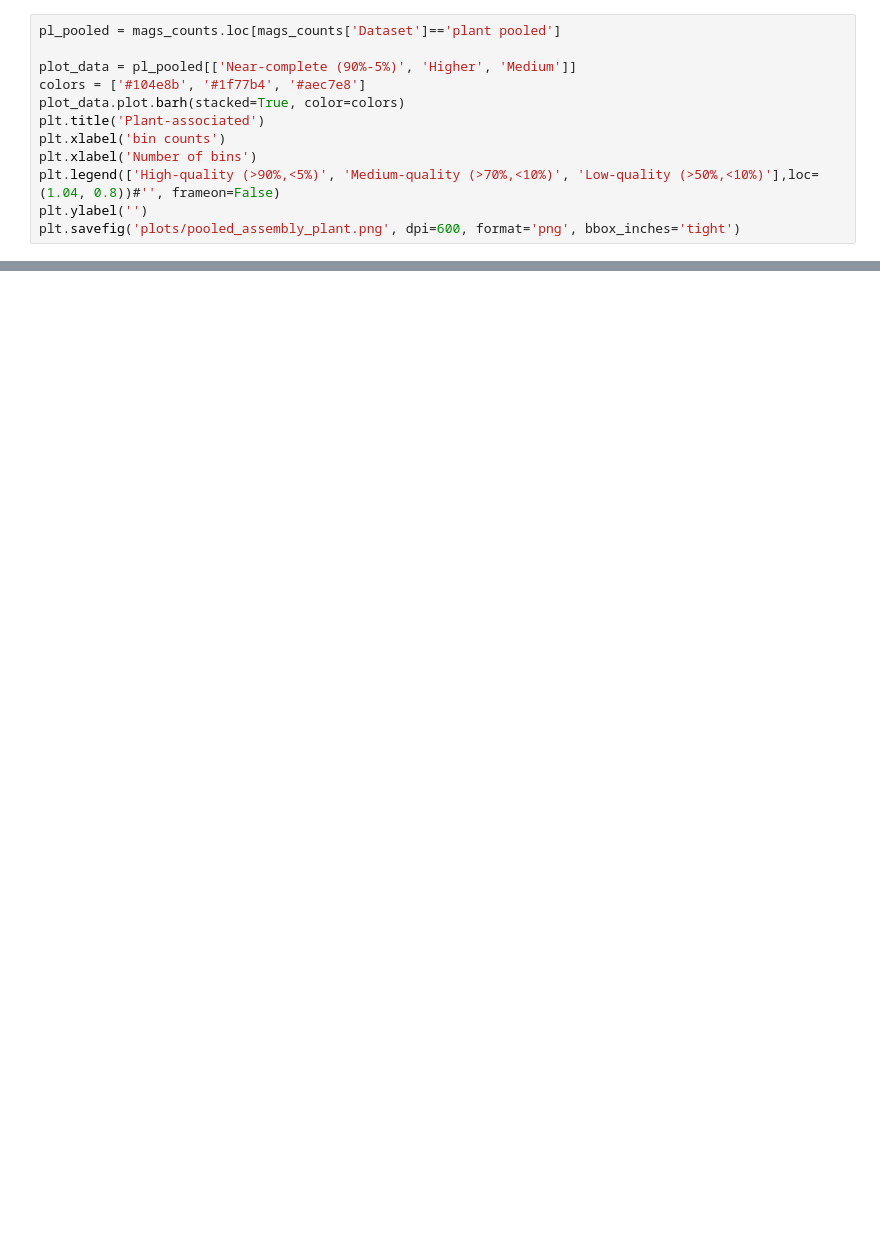
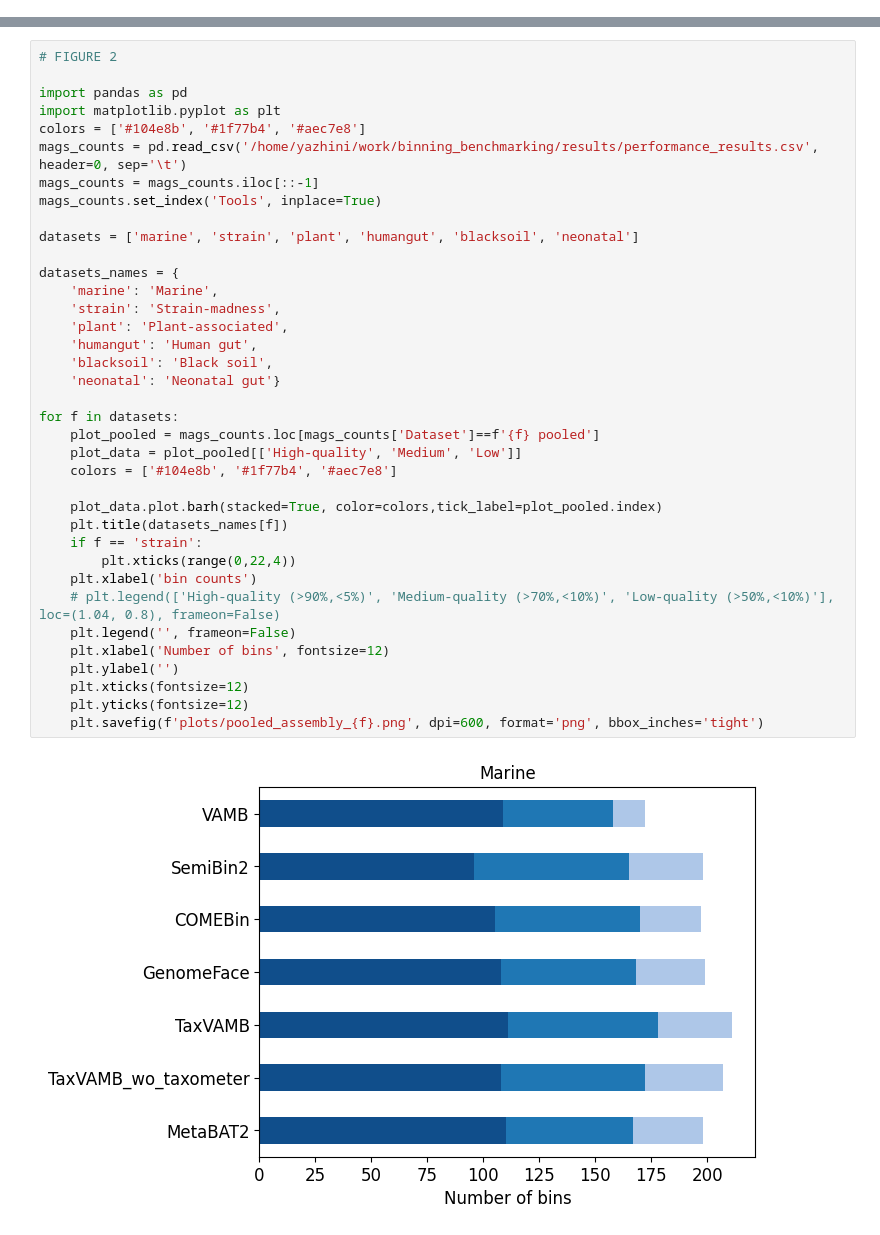
Before and after one commit to soedinglab/binning_benchmarking, a Jupyter notebook: plots.ipynb, the cells around one changed output, grey strips where cells are left out. Drawn from its saved outputs; the diff is of its cells as text; blank space fills up the shorter version.

```diff
--- a/plots.ipynb
+++ b/plots.ipynb
@@ -46,12 +0,0 @@ plt.savefig('plots/pooled_assembly_strain.png', dpi=600, format='png', bbox_inch
-# %%
-pl_pooled = mags_counts.loc[mags_counts['Dataset']=='plant pooled']
-
-plot_data = pl_pooled[['Near-complete (90%-5%)', 'Higher', 'Medium']]
-colors = ['#104e8b', '#1f77b4', '#aec7e8']
-plot_data.plot.barh(stacked=True, color=colors)
-plt.title('Plant-associated')
-plt.xlabel('bin counts')
-plt.xlabel('Number of bins')
-plt.legend(['High-quality (>90%,<5%)', 'Medium-quality (>70%,<10%)', 'Low-quality (>50%,<10%)'],loc=(1.04, 0.8))#'', frameon=False)
-plt.ylabel('')
-plt.savefig('plots/pooled_assembly_plant.png', dpi=600, format='png', bbox_inches='tight')
@@ -1455,0 +110,39 @@ plt.savefig('plots/marine_pooled_cluster_split.png', dpi=600, format='png', bbox
+# %%
+# FIGURE 2
+
+import pandas as pd
+import matplotlib.pyplot as plt
+colors = ['#104e8b', '#1f77b4', '#aec7e8']
+mags_counts = pd.read_csv('/home/yazhini/work/binning_benchmarking/results/performance_results.csv', header=0, sep='\t')
+mags_counts = mags_counts.iloc[::-1]
+mags_counts.set_index('Tools', inplace=True)
+
+datasets = ['marine', 'strain', 'plant', 'humangut', 'blacksoil', 'neonatal']
+
+datasets_names = {
+    'marine': 'Marine',
+    'strain': 'Strain-madness',
+    'plant': 'Plant-associated',
+    'humangut': 'Human gut',
+    'blacksoil': 'Black soil',
+    'neonatal': 'Neonatal gut'}
+
+for f in datasets:
+    plot_pooled = mags_counts.loc[mags_counts['Dataset']==f'{f} pooled']
+    plot_data = plot_pooled[['High-quality', 'Medium', 'Low']]
+    colors = ['#104e8b', '#1f77b4', '#aec7e8']
+
+    plot_data.plot.barh(stacked=True, color=colors,tick_label=plot_pooled.index)
+    plt.title(datasets_names[f])
+    if f == 'strain':
+        plt.xticks(range(0,22,4))
+    plt.xlabel('bin counts')
+    # plt.legend(['High-quality (>90%,<5%)', 'Medium-quality (>70%,<10%)', 'Low-quality (>50%,<10%)'], loc=(1.04, 0.8), frameon=False)
+    plt.legend('', frameon=False)
+    plt.xlabel('Number of bins', fontsize=12)
+    plt.ylabel('')
+    plt.xticks(fontsize=12)
+    plt.yticks(fontsize=12)
+    plt.savefig(f'plots/pooled_assembly_{f}.png', dpi=600, format='png', bbox_inches='tight')
+# %% [output]
+[figure, added]
```
Also changed, not shown: parts of 62 cells of this notebook.
